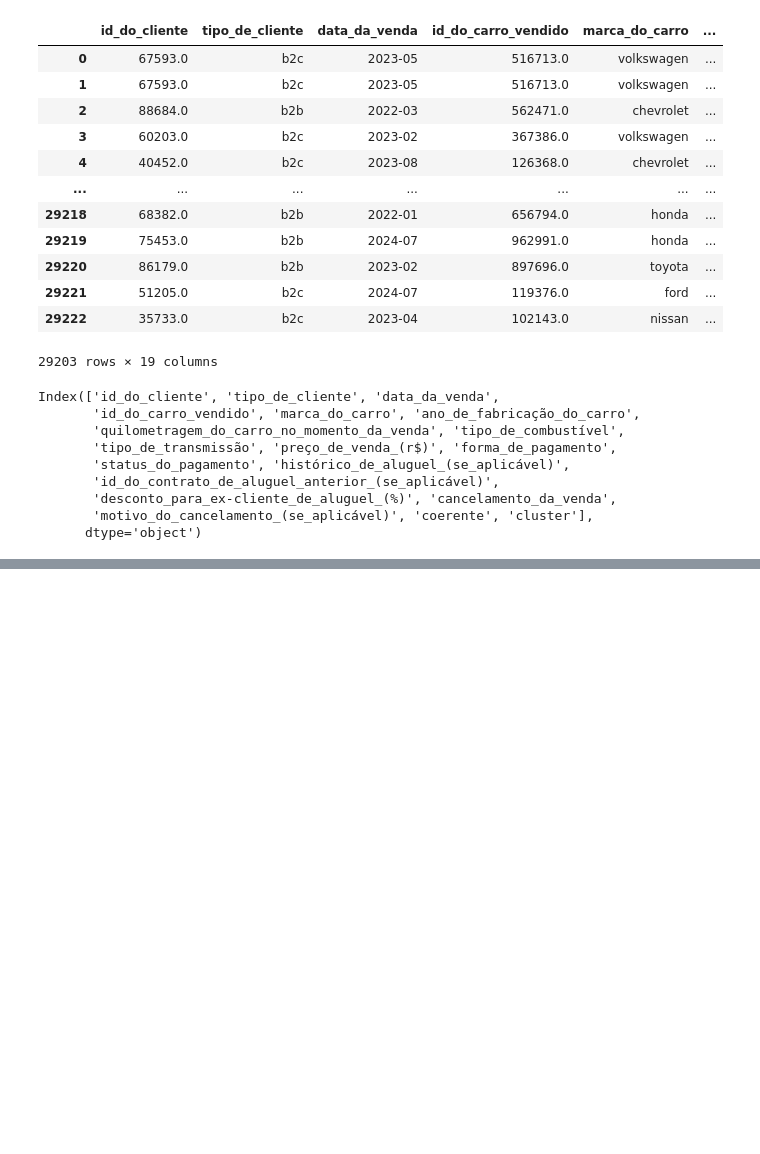
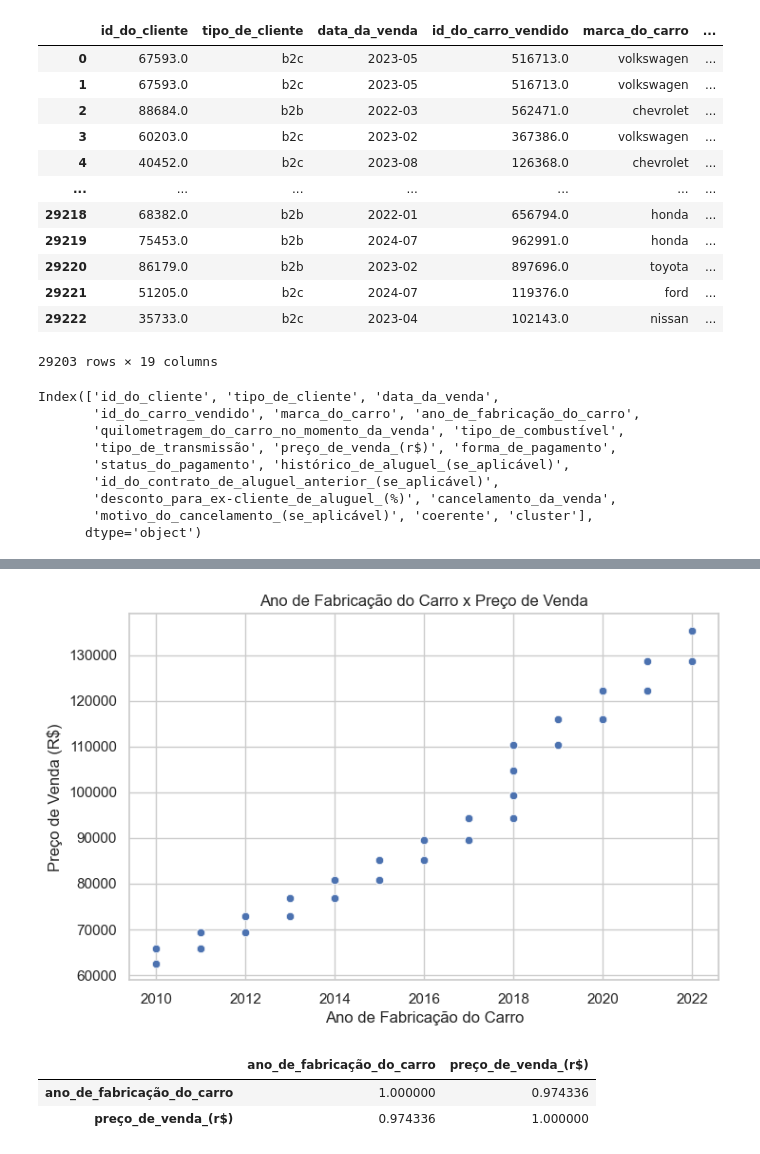
Before and after one commit to Henrique-Albuquerque2/PS-IJR-Grupo10, a Jupyter notebook: Clusterizacao_Vendas.ipynb, the cells around one changed output, grey strips where cells are left out. Drawn from its saved outputs; the diff is of its cells as text; code cells hidden in the pictures; blank space fills up the shorter version.

```diff
--- a/Clusterizacao_Vendas.ipynb
+++ b/Clusterizacao_Vendas.ipynb
@@ -828,0 +830,18 @@ plt.show()
+# %%
+#grafico de correlacao entre idade do carro e valor da venda, sem separar por cluster
+plt.figure(figsize=(8, 5))
+sns.scatterplot(data=db_alterado, x='ano_de_fabricação_do_carro', y='preço_de_venda_(r$)')
+plt.title('Ano de Fabricação do Carro x Preço de Venda')
+plt.xlabel('Ano de Fabricação do Carro')
+plt.ylabel('Preço de Venda (R$)')
+plt.grid(True)
+plt.show()
+# %% [output]
+[figure, added]
+# %%
+#correlacao entre ano de fabricacao e preco da venda, sem separar por cluster.corr
+db_alterado[['ano_de_fabricação_do_carro', 'preço_de_venda_(r$)']].corr()
+# %% [output]
+|  | ano_de_fabricação_do_carro | preço_de_venda_(r$) |
+| ano_de_fabricação_do_carro | 1.000000 | 0.974336 |
+| preço_de_venda_(r$) | 0.974336 | 1.000000 |
```
Also changed, not shown: parts of 9 cells of this notebook, 4 other files.
